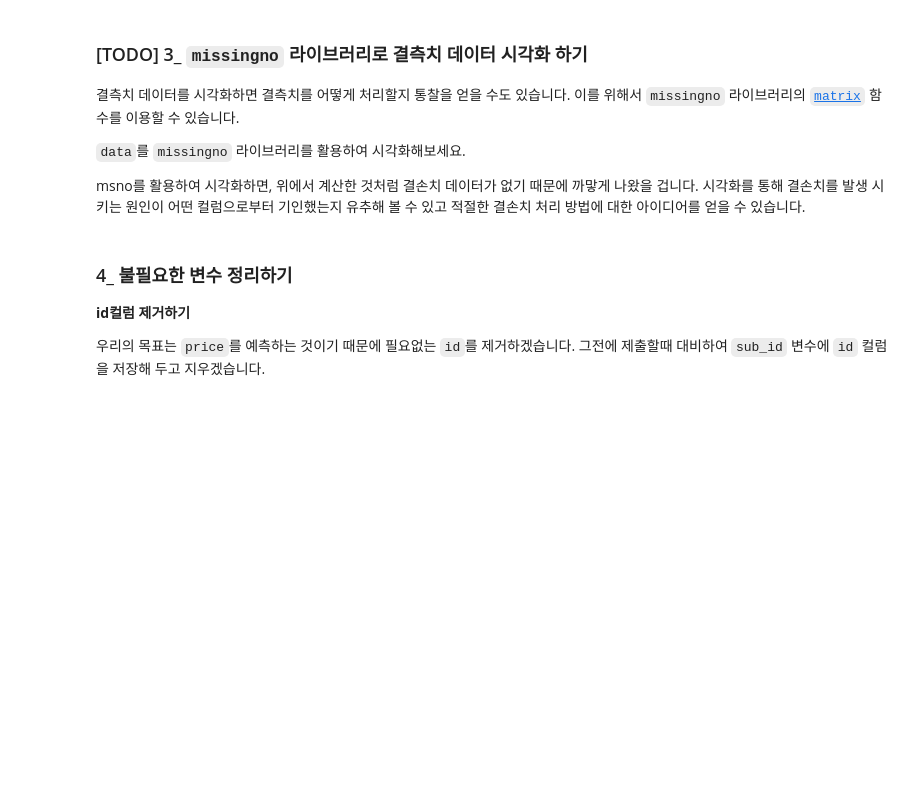
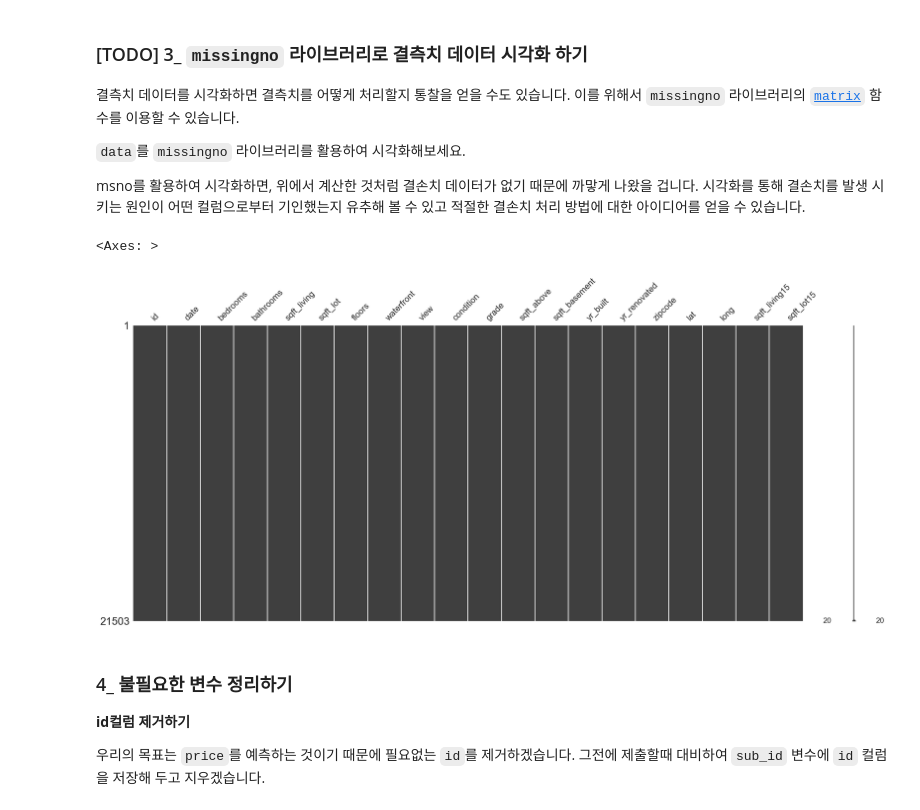
Before and after one commit to K-ple/Learn, a Jupyter notebook: AI_Dev_code/BoostCourse_AI_Training/Practice/Self_Review_week_1/[7차시] 셀프리뷰 프로젝트 3/3. 캐글 EDA.ipynb, the cells around one changed output. Cells and saved outputs as stored; diff of their text form; code cells hidden in the pictures; blank space fills up the shorter version.

```diff
--- a/AI_Dev_code/BoostCourse_AI_Training/Practice/Self_Review_week_1/[7차시] 셀프리뷰 프로젝트 3/3. 캐글 EDA.ipynb
+++ b/AI_Dev_code/BoostCourse_AI_Training/Practice/Self_Review_week_1/[7차시] 셀프리뷰 프로젝트 3/3. 캐글 EDA.ipynb
@@ -9,3 +9,32 @@
 ✔︎ 프로젝트 수행에 어려움을 겪고 있다면?
 - 만약 프로젝트 수행에 어려움을 겪고 있거나 제출을 끝냈다면, 코치 1:1 문의를 통해 예시 정답을 요청해 보세요.
 - 웍스와 자유게시판을 통해 다른 훈련생들과 문제점을 공유하고 해결방안을 도모하는 것도 좋은 방법입니다.
+# %%
+#라이브러리 불러오기
+import warnings
+warnings.filterwarnings("ignore")
+
+import os
+from os.path import join
+
+import pandas as pd
+import numpy as np
+
+import missingno as msno
+
+from sklearn.ensemble import GradientBoostingRegressor
+from sklearn.model_selection import KFold, cross_val_score
+import xgboost as xgb
+import lightgbm as lgb
+
+import matplotlib.pyplot as plt
+import seaborn as sns
+
+#Data 불러오기
+train_data_path = join('./data/kaggle-kakr-housing-data', 'train.csv')
+sub_data_path = join('./data/kaggle-kakr-housing-data', 'test.csv')
+
+data = pd.read_csv(train_data_path)
+sub = pd.read_csv(sub_data_path)
+print('train data dim : {}'.format(data.shape))
+print('sub data dim : {}'.format(sub.shape))
@@ -113,11 +218,12 @@ msno를 활용하여 시각화하면, 위에서 계산한 것처럼 결손치
 # %%
 import missingno as msno # 라이브러리 임포트
 
 # data에 결손치를 missingno 라이브러리를 이용하여 시각화 해보세요.
 
-#######################################
-#### 3-3. 알맞은 코드를 직접 작성해보세요! ####
-#######################################
+msno.matrix(data)
+# %% [output]
+<Axes: >
+[figure, added]
 # %% [markdown]
 ### 4_ 불필요한 변수 정리하기
 
```
Also changed, not shown: parts of 18 cells of this notebook, 4 other files.
